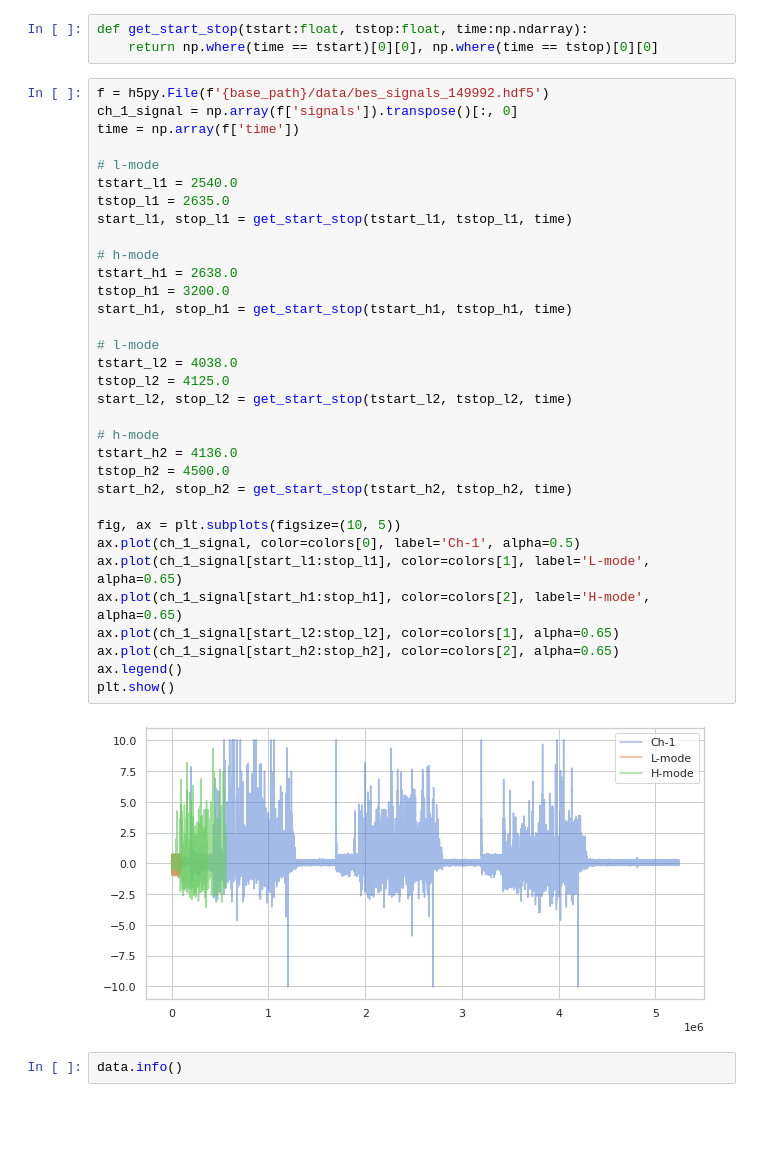
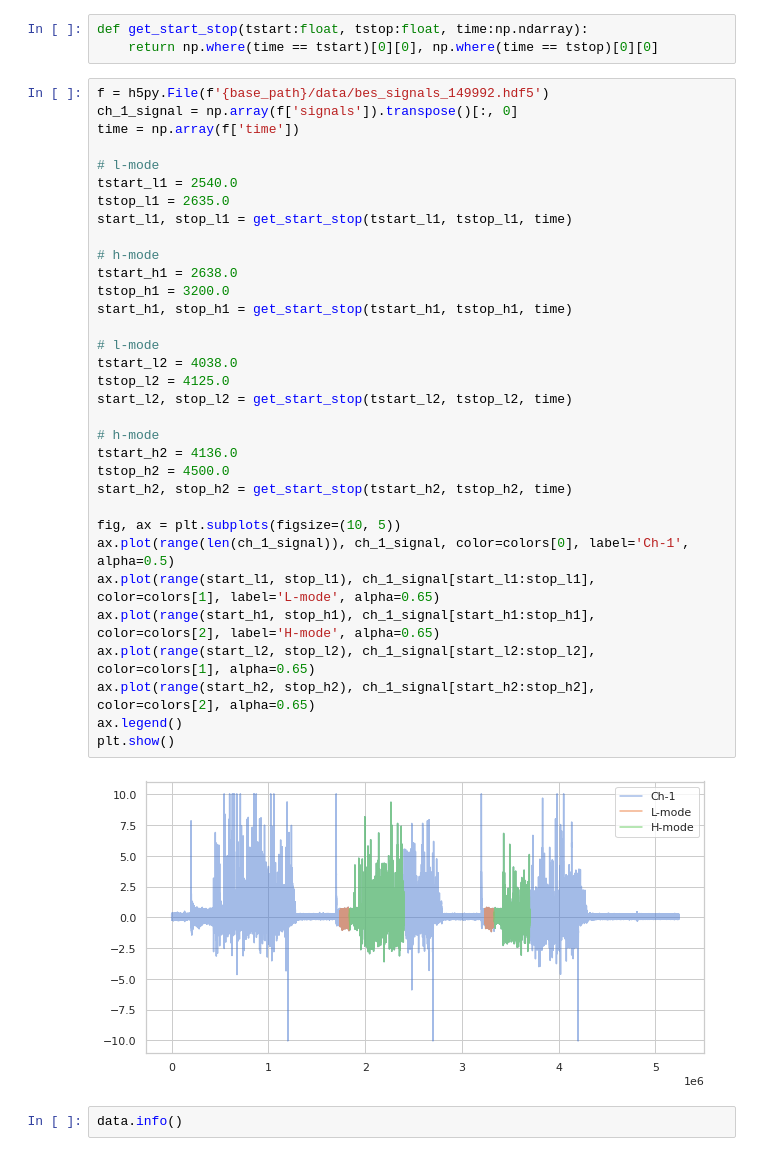
Before and after one commit to PlasmaControl/bes-edgeml-models, a Jupyter notebook: turbulence_regime_classification/notebooks/eda.ipynb, the cells around one changed output. Saved outputs shown, nothing was run; the diff lists cells and outputs as text; blank space fills up the shorter version.

```diff
--- a/turbulence_regime_classification/notebooks/eda.ipynb
+++ b/turbulence_regime_classification/notebooks/eda.ipynb
@@ -143,38 +143,38 @@ def get_start_stop(tstart:float, tstop:float, time:np.ndarray):
 # %%
 f = h5py.File(f'{base_path}/data/bes_signals_149992.hdf5')
 ch_1_signal = np.array(f['signals']).transpose()[:, 0]
 time = np.array(f['time'])
 
 # l-mode
 tstart_l1 = 2540.0
 tstop_l1 = 2635.0
 start_l1, stop_l1 = get_start_stop(tstart_l1, tstop_l1, time)
 
 # h-mode
 tstart_h1 = 2638.0
 tstop_h1 = 3200.0
 start_h1, stop_h1 = get_start_stop(tstart_h1, tstop_h1, time)
 
 # l-mode
 tstart_l2 = 4038.0
 tstop_l2 = 4125.0
 start_l2, stop_l2 = get_start_stop(tstart_l2, tstop_l2, time)
 
 # h-mode
 tstart_h2 = 4136.0
 tstop_h2 = 4500.0
 start_h2, stop_h2 = get_start_stop(tstart_h2, tstop_h2, time)
 
 fig, ax = plt.subplots(figsize=(10, 5))
-ax.plot(ch_1_signal, color=colors[0], label='Ch-1', alpha=0.5)
-ax.plot(ch_1_signal[start_l1:stop_l1], color=colors[1], label='L-mode', alpha=0.65)
-ax.plot(ch_1_signal[start_h1:stop_h1], color=colors[2], label='H-mode', alpha=0.65)
-ax.plot(ch_1_signal[start_l2:stop_l2], color=colors[1], alpha=0.65)
-ax.plot(ch_1_signal[start_h2:stop_h2], color=colors[2], alpha=0.65)
+ax.plot(range(len(ch_1_signal)), ch_1_signal, color=colors[0], label='Ch-1', alpha=0.5)
+ax.plot(range(start_l1, stop_l1), ch_1_signal[start_l1:stop_l1], color=colors[1], label='L-mode', alpha=0.65)
+ax.plot(range(start_h1, stop_h1), ch_1_signal[start_h1:stop_h1], color=colors[2], label='H-mode', alpha=0.65)
+ax.plot(range(start_l2, stop_l2), ch_1_signal[start_l2:stop_l2], color=colors[1], alpha=0.65)
+ax.plot(range(start_h2, stop_h2), ch_1_signal[start_h2:stop_h2], color=colors[2], alpha=0.65)
 ax.legend()
 plt.show()
 # %% [output]
-[figure, old version]
+[figure, new version]
 # %%
 data.info()
 # %% [output]
```
